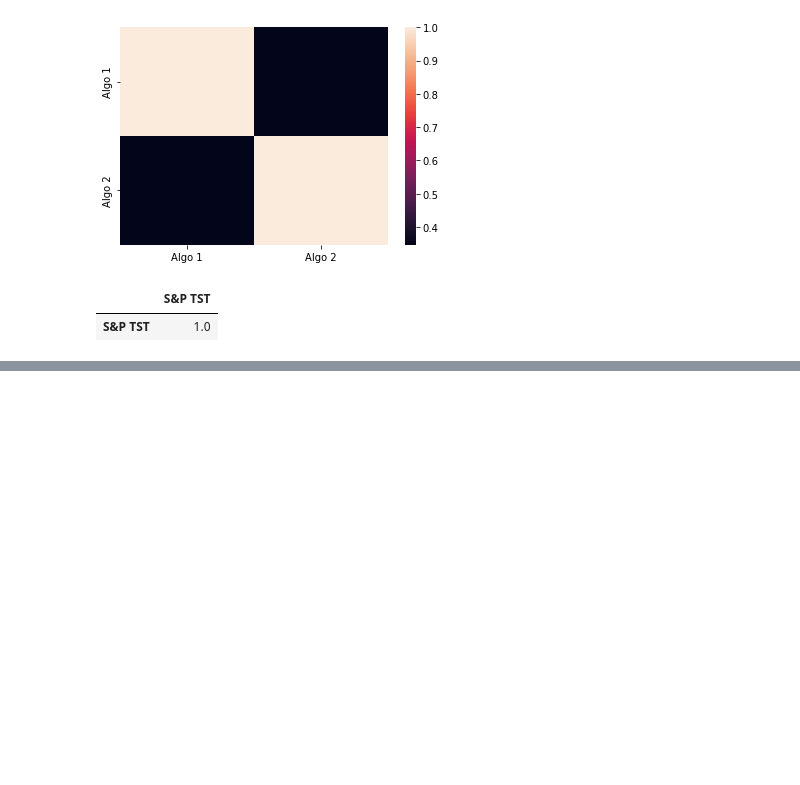
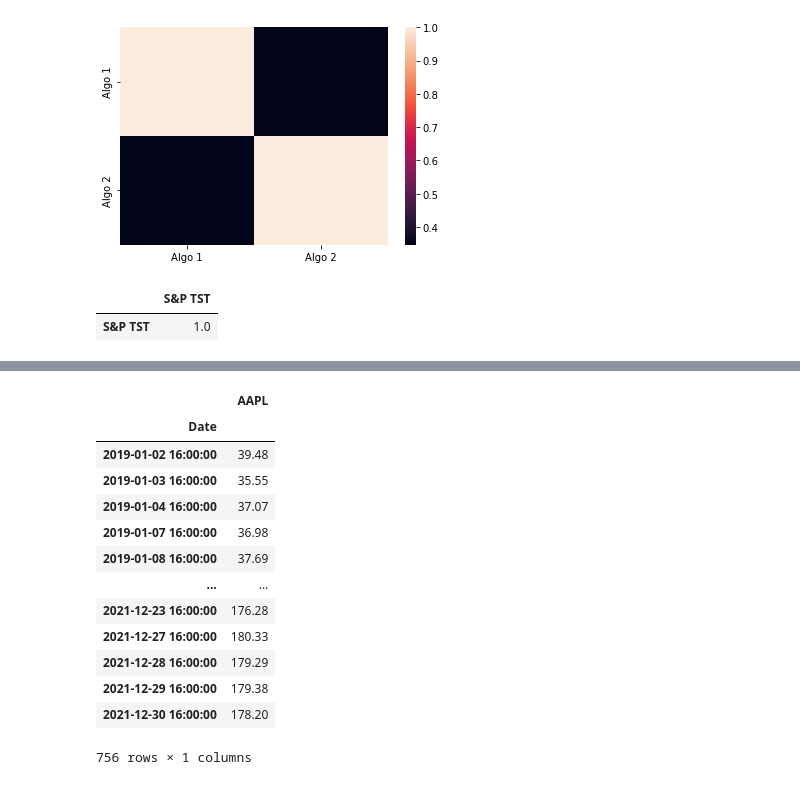
Before and after one commit to adrianlangau/A-Whale-Off-the-PortFolio, a Jupyter notebook: Unit 4 Homework Assignment.ipynb, the cells around one changed output, grey strips where cells are left out. Saved outputs shown, nothing was run; the diff lists cells and outputs as text; code cells hidden in the pictures; blank space fills up the shorter version.

Commit message:
Added new source file from google + Unit 4 updated hmk

```diff
--- a/Unit 4 Homework Assignment.ipynb
+++ b/Unit 4 Homework Assignment.ipynb
@@ -377,3 +369,22 @@ sp_tst_return_cor
 # %% [output]
 |  | S&P TST |
 | S&P TST | 1.0 |
+# %%
+# Create a Custom Portfolio
+
+import pandas as pd
+import numpy as np
+from pathlib import Path
+
+aapl_path = Path('C:/Users/adria/OneDrive/Desktop/Fintech Bootcamp/Homework/Unit-4-Homework-Assignment-A-Whale-Off-the-Port-Folio-/Resources/APPL.csv')
+enb_path = Path('C:/Users/adria/OneDrive/Desktop/Fintech Bootcamp/Homework/Unit-4-Homework-Assignment-A-Whale-Off-the-Port-Folio-/Resources/ENB.csv')
+enb2_path = Path('C:/Users/adria/OneDrive/Desktop/Fintech Bootcamp/Homework/Unit-4-Homework-Assignment-A-Whale-Off-the-Port-Folio-/Resources/ENB2.csv')
+meta_path = Path('C:/Users/adria/OneDrive/Desktop/Fintech Bootcamp/Homework/Unit-4-Homework-Assignment-A-Whale-Off-the-Port-Folio-/Resources/META.csv')
+meta2_path = Path('C:/Users/adria/OneDrive/Desktop/Fintech Bootcamp/Homework/Unit-4-Homework-Assignment-A-Whale-Off-the-Port-Folio-/Resources/META2.csv')
+
+aapl_df = pd.read_csv(aapl_path, index_col="Date", parse_dates=True, infer_datetime_format=True)
+enb_df = pd.read_csv(enb_path, index_col="Date", parse_dates=True, infer_datetime_format=True)
+enb2_df = pd.read_csv(enb2_path, index_col="Date", parse_dates=True, infer_datetime_format=True)
+meta_df = pd.read_csv(meta_path, index_col="Date", parse_dates=True, infer_datetime_format=True)
+meta2_df = pd.read_csv(meta2_path, index_col="Date", parse_dates=True, infer_datetime_format=True)
+aapl_df.head()
@@ -379,0 +399,20 @@ sp_tst_return_cor
+# %%
+aapl_columns = ["AAPL"]
+aapl_df.columns = aapl_columns
+
+aapl_df
+# %% [output]
+|  | AAPL |
+| Date |  |
+| 2019-01-02 16:00:00 | 39.48 |
+| 2019-01-03 16:00:00 | 35.55 |
+| 2019-01-04 16:00:00 | 37.07 |
+| 2019-01-07 16:00:00 | 36.98 |
+| 2019-01-08 16:00:00 | 37.69 |
+| ... | ... |
+| 2021-12-23 16:00:00 | 176.28 |
+| 2021-12-27 16:00:00 | 180.33 |
+| 2021-12-28 16:00:00 | 179.29 |
+| 2021-12-29 16:00:00 | 179.38 |
+| 2021-12-30 16:00:00 | 178.20 |
+756 rows × 1 columns
```
Also changed, not shown: parts of 9 cells of this notebook, 5 other files.
